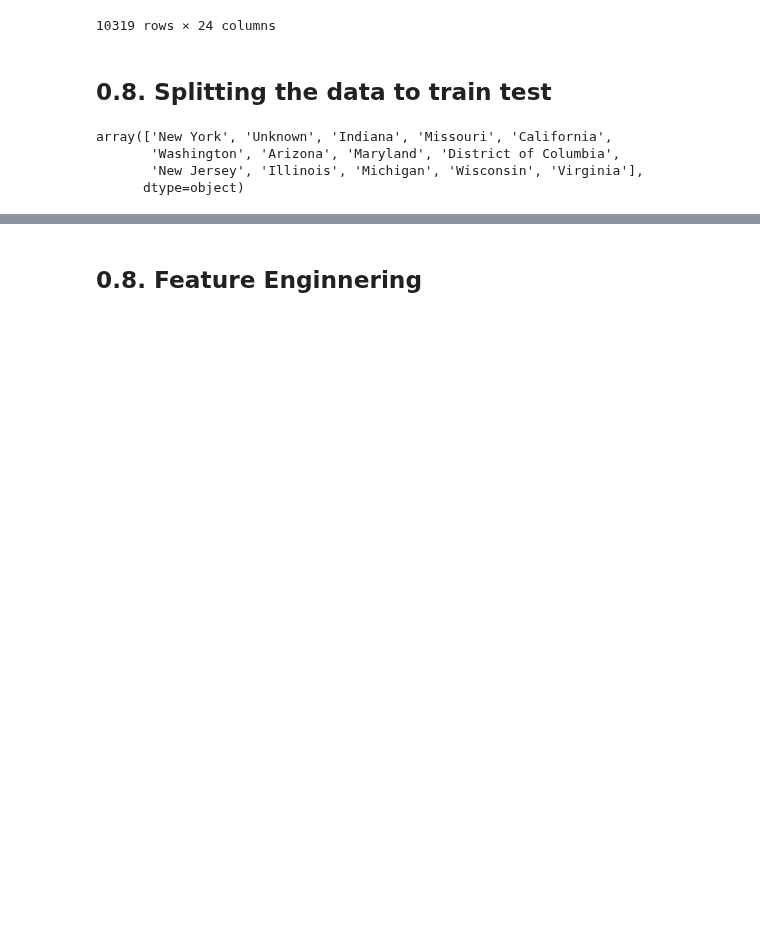
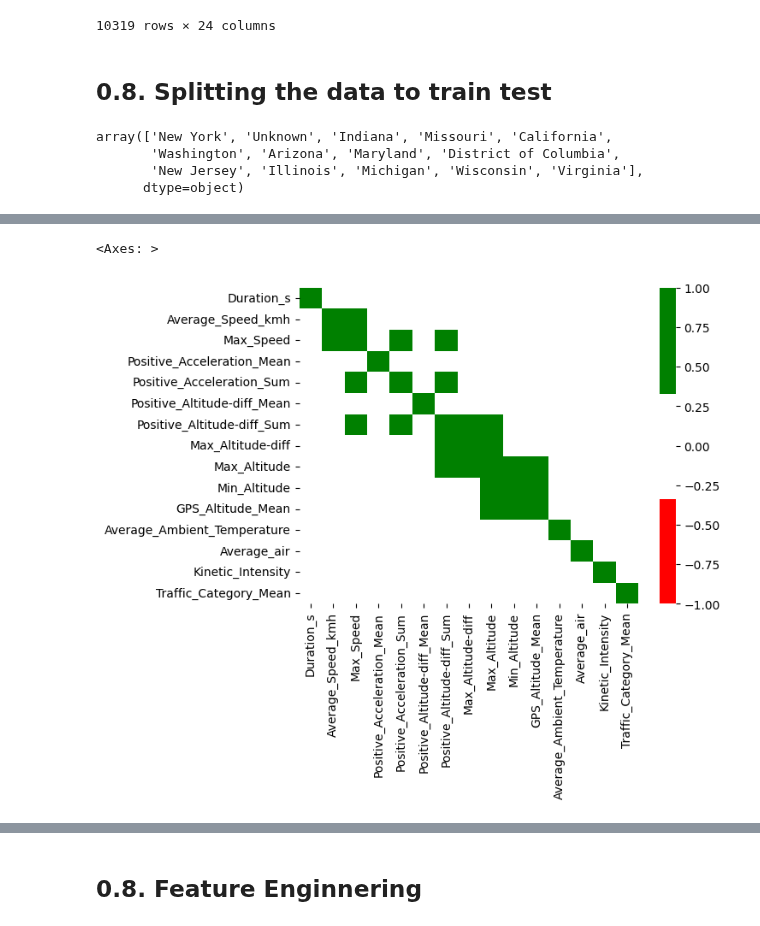
Before and after one commit to ydelipinar/Data_Based_Vehicle_Energy_Consumption_Modeling, a Jupyter notebook: ENS491_492_Project.ipynb, the cells around one changed output, grey strips where cells are left out. Saved outputs shown, nothing was run; the diff lists cells and outputs as text; code cells hidden in the pictures; blank space fills up the shorter version.

```diff
--- a/ENS491_492_Project.ipynb
+++ b/ENS491_492_Project.ipynb
@@ -665 +670,9 @@ sns.heatmap(trips_merged.drop(columns=["ID", "City_Name", 'Min_Speed']).corr(),
+# %%
+vmin = -1
+vmax = 1
+cmap = sns.color_palette(["red", "white", "green"])
+sns.heatmap(X_train.drop(columns=["State_Name"]).corr(), cmap=cmap ,center=0,  fmt=".1f", vmin=vmin, vmax=vmax,)
+# %% [output]
+<Axes: >
+[figure, added]
 # %%
```
Also changed, not shown: parts of 7 cells of this notebook, 1 other file.
